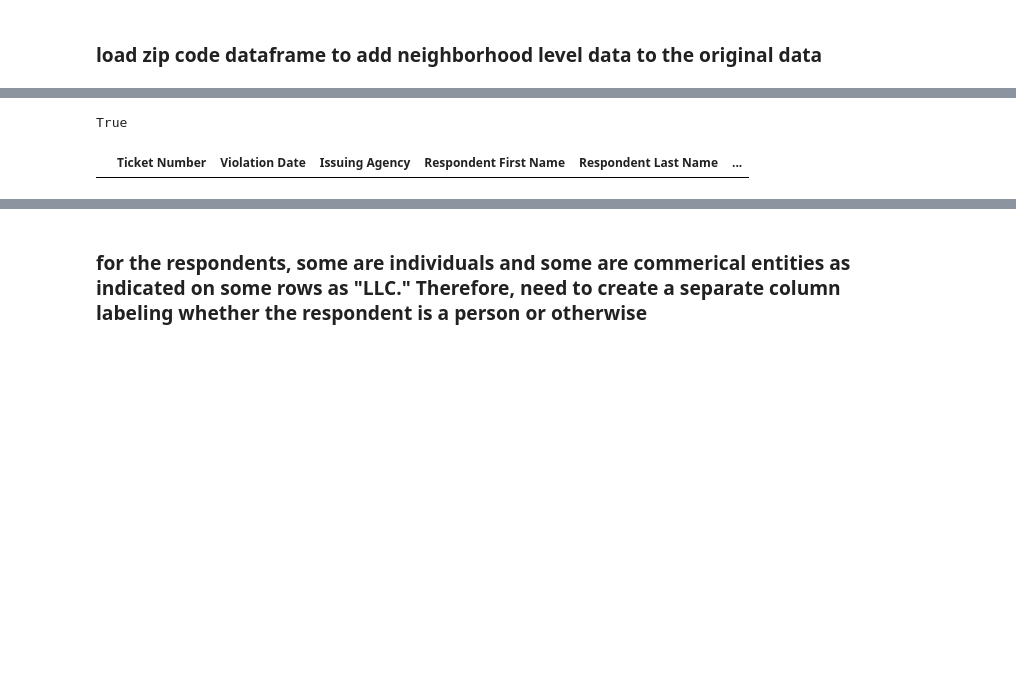
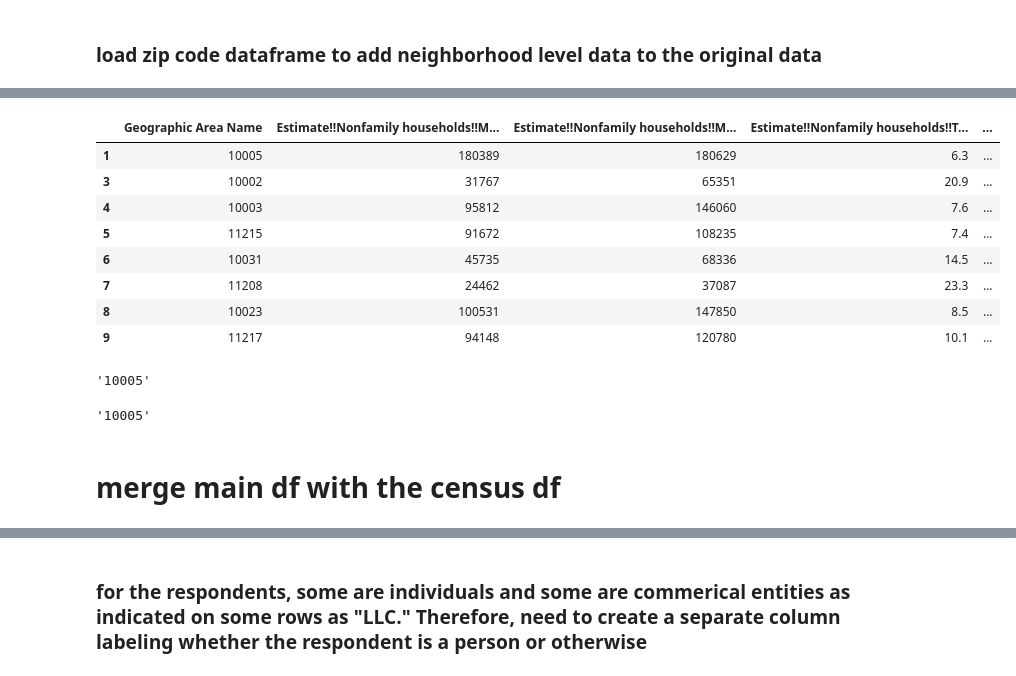
Before and after one commit to allisongao4015/oath_cases, a Jupyter notebook: 2ndNotebook.ipynb, the cells around one changed output, grey strips where cells are left out. Cells and saved outputs as stored; diff of their text form; code cells hidden in the pictures; blank space fills up the shorter version.

Commit message:
merged dfs

```diff
--- a/2ndNotebook.ipynb
+++ b/2ndNotebook.ipynb
@@ -71,0 +264,10 @@ zip_code.loc[zip_code["JURISDICTION NAME"] == 12783]
+# %%
+# divide up the links into smaller groups to be mindful of the computer's limit capacity
+
+def divide_chunks(l, n):
+
+    for i in range(0, len(l), n):
+        yield l[i:i + n]
+
+x = list(divide_chunks(ZCTA_url, n=5))
+print (x)
@@ -71,0 +360,5 @@ zip_code.loc[zip_code["JURISDICTION NAME"] == 12783]
+# %%
+# need to convert the Geographic Area Name column so that I can use this to merge it to the main df
+zcta_df["Geographic Area Name"]= zcta_df["Geographic Area Name"].str.replace('ZCTA5', '')
+zcta_df['Geographic Area Name'] = zcta_df['Geographic Area Name'].astype(str)
+zcta_df['Geographic Area Name'] = zcta_df['Geographic Area Name'].str.lstrip()
@@ -71,0 +386,38 @@ zip_code.loc[zip_code["JURISDICTION NAME"] == 12783]
+# %%
+# the census data df has a lot of information
+# isolate the relevant columns for the final df
+
+columns = ['Geographic Area Name',
+
+            "Estimate!!Nonfamily households!!Median income (dollars)",
+            "Estimate!!Nonfamily households!!Mean income (dollars)",
+            "Estimate!!Nonfamily households!!Total!!Less than $10,000",
+            "Estimate!!Nonfamily households!!Total!!$10,000 to $14,999",
+            "Estimate!!Nonfamily households!!Total!!$15,000 to $24,999",
+            "Estimate!!Nonfamily households!!Total!!$25,000 to $34,999",
+            "Estimate!!Nonfamily households!!Total!!$35,000 to $49,999",
+            "Estimate!!Nonfamily households!!Total!!$50,000 to $74,999",
+
+
+
+           "Estimate!!Households!!Median income (dollars)",
+           "Estimate!!Households!!Mean income (dollars)",
+           "Estimate!!Households!!Total!!Less than $10,000",
+            "Estimate!!Households!!Total!!$10,000 to $14,999",
+            "Estimate!!Households!!Total!!$15,000 to $24,999",
+            "Estimate!!Households!!Total!!$25,000 to $34,999",
+            "Estimate!!Households!!Total!!$35,000 to $49,999",
+            "Estimate!!Households!!Total!!$50,000 to $74,999"]
+# %%
+zcta_df = zcta_df[columns]
+zcta_df.head(8)
+# %% [output]
+|  | Geographic Area Name | Estimate!!Nonfamily households!!M... | Estimate!!Nonfamily households!!M... | Estimate!!Nonfamily households!!T... | ... |
+| 1 | 10005 | 180389 | 180629 | 6.3 | ... |
+| 3 | 10002 | 31767 | 65351 | 20.9 | ... |
+| 4 | 10003 | 95812 | 146060 | 7.6 | ... |
+| 5 | 11215 | 91672 | 108235 | 7.4 | ... |
+| 6 | 10031 | 45735 | 68336 | 14.5 | ... |
+| 7 | 11208 | 24462 | 37087 | 23.3 | ... |
+| 8 | 10023 | 100531 | 147850 | 8.5 | ... |
+| 9 | 11217 | 94148 | 120780 | 10.1 | ... |
@@ -72 +426,11 @@ zip_code.loc[zip_code["JURISDICTION NAME"] == 12783]
+# %%
+zcta_df.iloc[0,0]
+# %% [output]
+'10005'
+# %%
+df.iloc[7550,17]
+# %% [output]
+'10005'
+# %% [markdown]
+# merge main df with the census df
 # %%
@@ -74,9 +437,0 @@ merged_df = pd.merge(df, zip_code, left_on = "Respondent Address (Zip Code)", ri
-# %%
-merged_df['Ticket Number'].is_unique
-# %% [output]
-True
-# %%
-pd.set_option('display.max_columns', 2000000000)
-merged_df.iloc[277360:]
-# %% [output]
-|  | Ticket Number | Violation Date | Issuing Agency | Respondent First Name | Respondent Last Name | ... |
```
Also changed, not shown: parts of 60 cells of this notebook.
